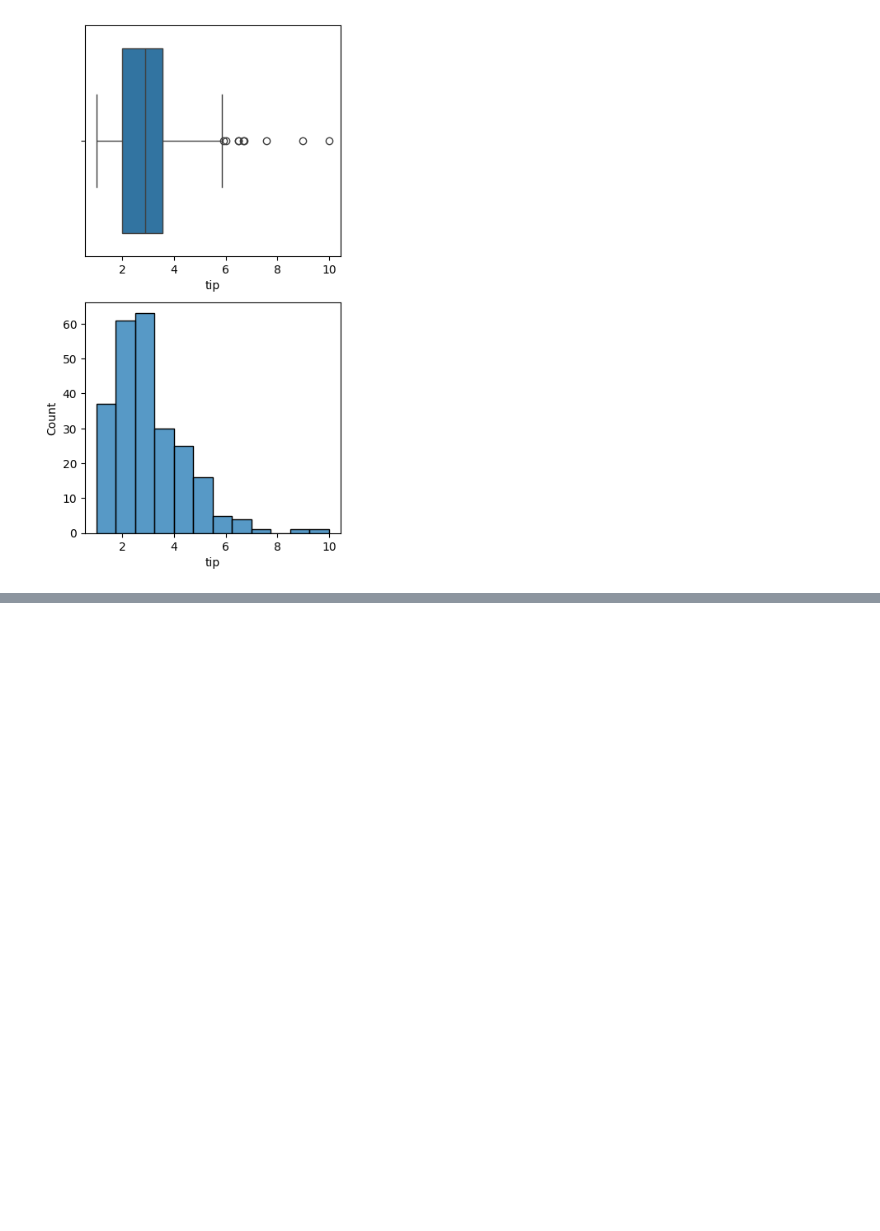
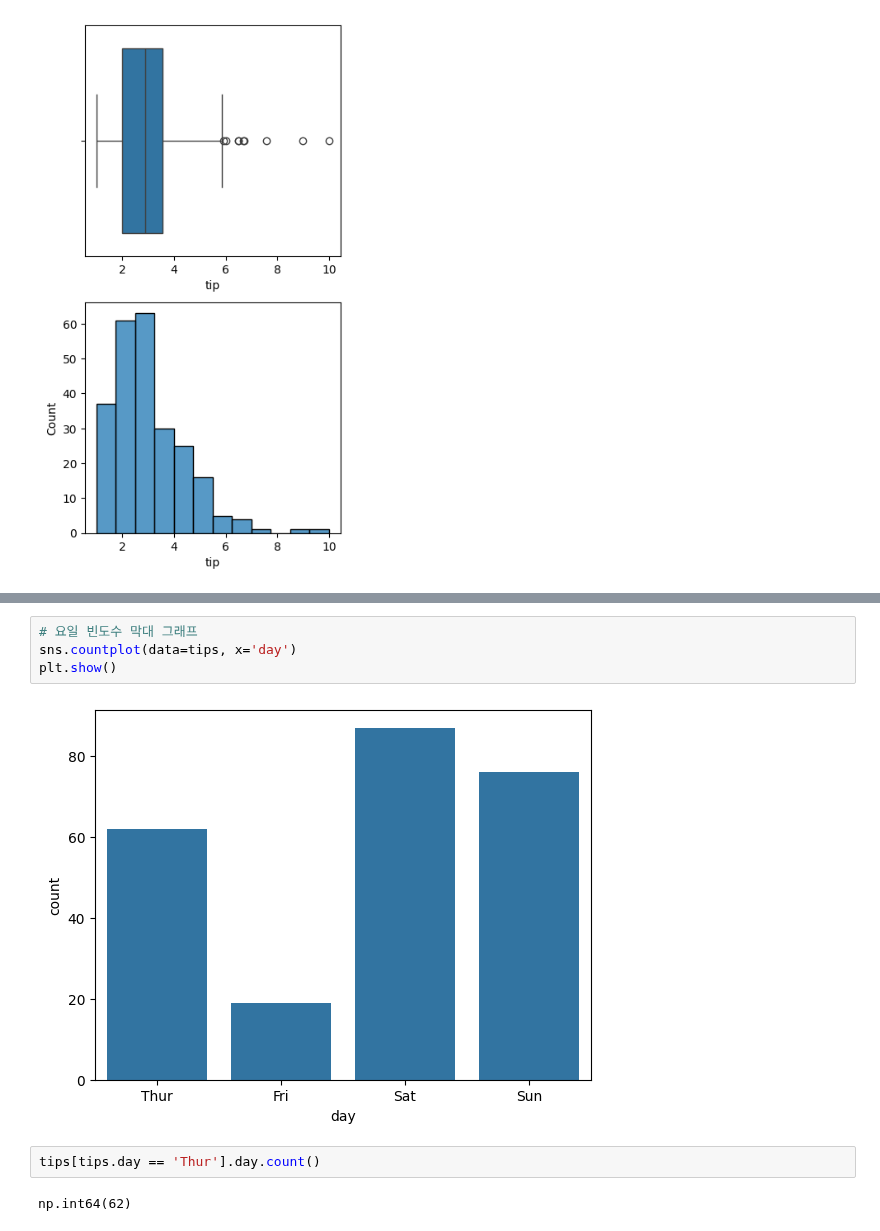
Before and after one commit to JakeOh/202511_BD53, a Jupyter notebook: lab_python/da05_seaborn.ipynb, the cells around one changed output, grey strips where cells are left out. Cells and saved outputs as stored; diff of their text form; blank space fills up the shorter version.

```diff
--- a/lab_python/da05_seaborn.ipynb
+++ b/lab_python/da05_seaborn.ipynb
@@ -202,0 +227,10 @@ plt.show()
+# %%
+# 요일 빈도수 막대 그래프
+sns.countplot(data=tips, x='day')
+plt.show()
+# %% [output]
+[figure, added]
+# %%
+tips[tips.day == 'Thur'].day.count()
+# %% [output]
+np.int64(62)
```
Also changed, not shown: parts of 17 cells of this notebook.
